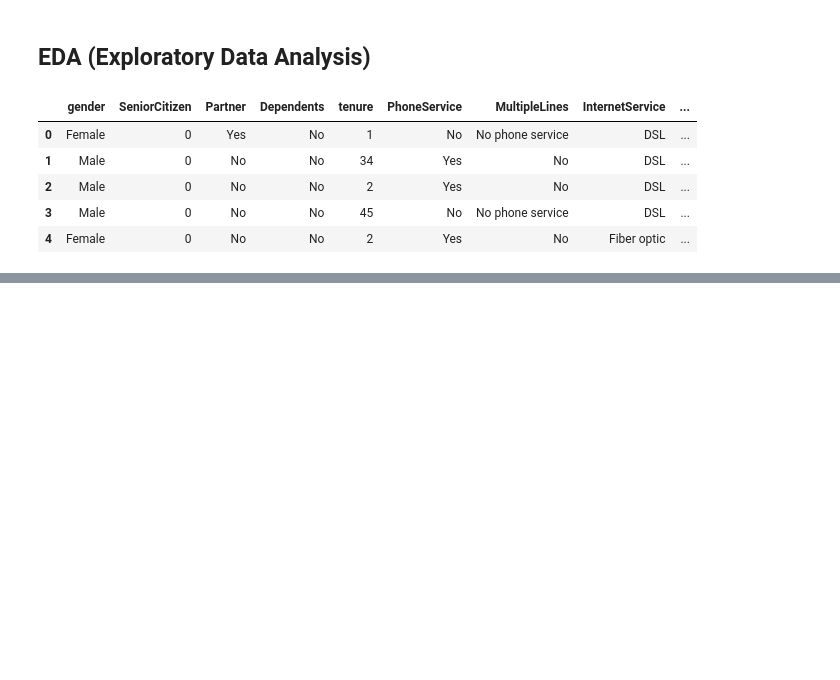
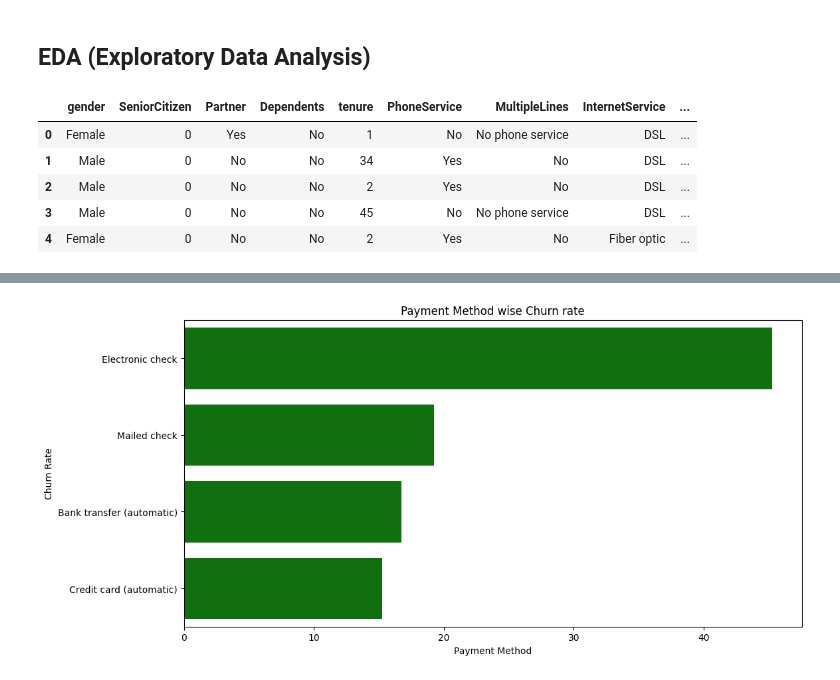
Before and after one commit to apabritamaity/data-analyst-portfolio, a Jupyter notebook: customer-churn-analysis/notebooks/06_EDA_Contract_Billing_&_Pricing_Analysis.ipynb, the cells around one changed output, grey strips where cells are left out. Cells and saved outputs as stored; diff of their text form; code cells hidden in the pictures; blank space fills up the shorter version.

```diff
--- a/customer-churn-analysis/notebooks/06_EDA_Contract_Billing_&_Pricing_Analysis.ipynb
+++ b/customer-churn-analysis/notebooks/06_EDA_Contract_Billing_&_Pricing_Analysis.ipynb
@@ -20,0 +51,6 @@ df.head()
+# %%
+payment_method_wise_churn = (df.groupby(['PaymentMethod'])['Churn'].value_counts(normalize=True)*100).round(2).reset_index()
+
+payment_method_wise_churned = payment_method_wise_churn[payment_method_wise_churn["Churn"] == 'Yes'].sort_values(by='proportion', ascending=False)
+
+payment_method_wise_churned
@@ -20,0 +63,8 @@ df.head()
+# %%
+plt.figure(figsize=(12,6))
+sns.barplot(data=payment_method_wise_churned, y='PaymentMethod', x='proportion', color='green', orient='h')
+plt.title("Payment Method wise Churn rate")
+plt.xlabel("Payment Method")
+plt.ylabel("Churn Rate");
+# %% [output]
+[figure, added]
```
Also changed, not shown: parts of 24 cells of this notebook.
